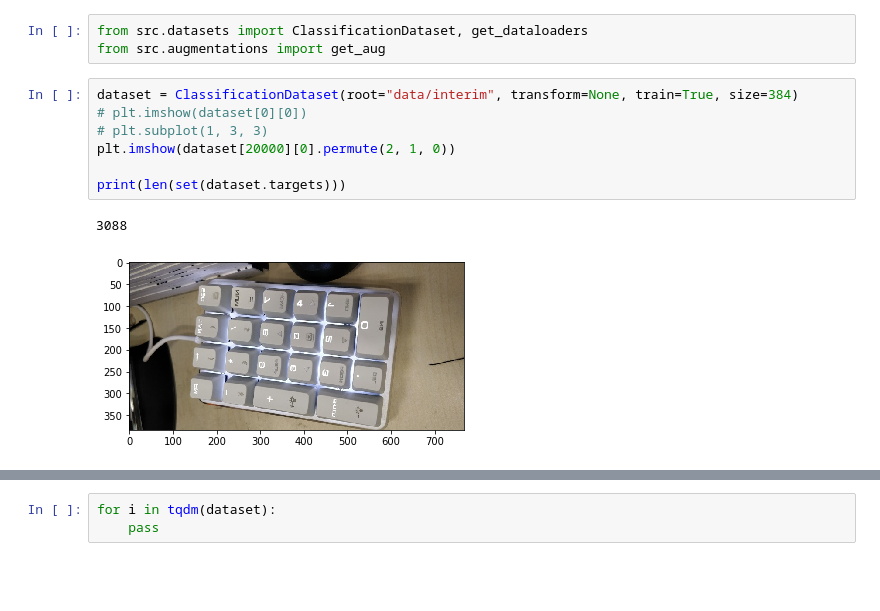
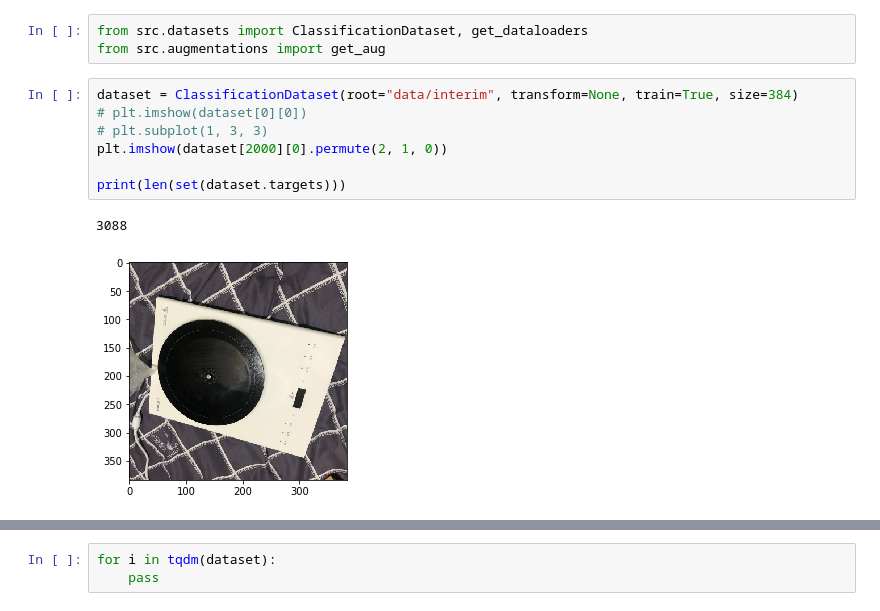
Before and after one commit to zakajd/huawei2020, a Jupyter notebook: notebooks/1_EDA_Jamil.ipynb, the cells around one changed output, grey strips where cells are left out. Drawn from its saved outputs; the diff is of its cells as text; blank space fills up the shorter version.

```diff
--- a/notebooks/1_EDA_Jamil.ipynb
+++ b/notebooks/1_EDA_Jamil.ipynb
@@ -189,13 +189,13 @@ from src.augmentations import get_aug
 # %%
 dataset = ClassificationDataset(root="data/interim", transform=None, train=True, size=384)
 # plt.imshow(dataset[0][0])
 # plt.subplot(1, 3, 3)
-plt.imshow(dataset[20000][0].permute(2, 1, 0))
+plt.imshow(dataset[2000][0].permute(2, 1, 0))
 
 print(len(set(dataset.targets)))
 # %% [output]
 3088
-[figure, old version]
+[figure, new version]
 # %%
 len(set(dataset.targets))
 3088
```
Also changed, not shown: parts of 10 cells of this notebook, 5 other files.
